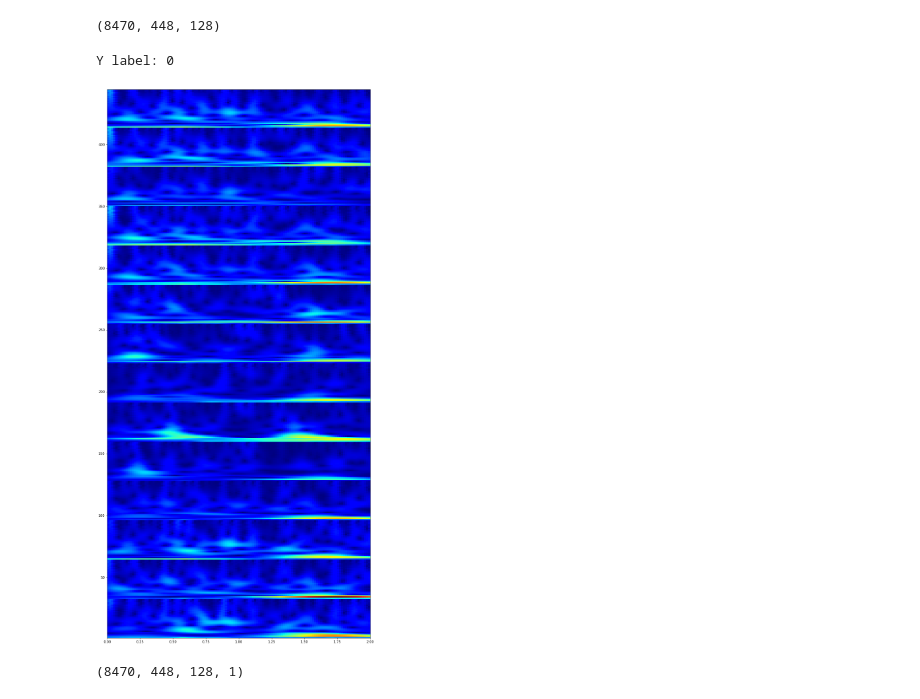
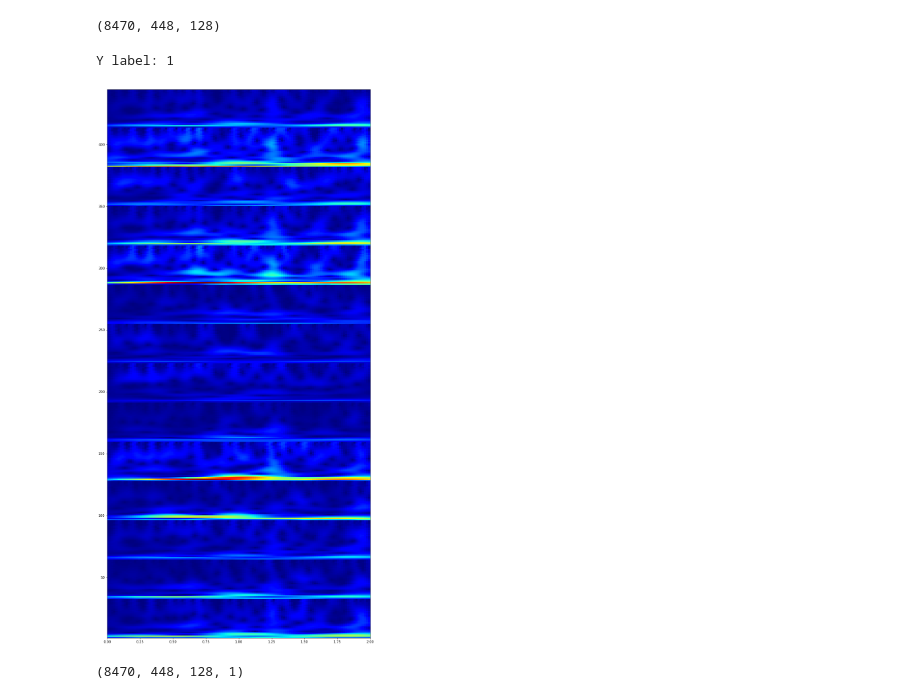
Before and after one commit to Koda98/CSE247-project, a Jupyter notebook: Spec_CNN.ipynb, the cells around one changed output. Drawn from its saved outputs; the diff is of its cells as text; code cells hidden in the pictures.

```diff
--- a/Spec_CNN.ipynb
+++ b/Spec_CNN.ipynb
@@ -75,7 +75,7 @@ def generate_scalogram(data, Hz, hz, num_secs, w = 5.):
             scalogram(data[sample_index][channel_index], 128, 64, 2)
     return scalogram_data
 # %%
-X_scalogram = generate_scalogram(X, 126, 64, 2)
+X_scalogram = generate_scalogram(X, 128, 64, 2)
 # %%
 X_scalogram.shape
 # %% [output]
@@ -101,10 +101,10 @@ def plot_scalograms(data, sample_index, N=128, hz=64, T=2, ts=0, w=4.):
     im = plt.pcolormesh(t, freq, np.abs(data[sample_index]), cmap = 'jet') # 'viridis'
     plt.show()
 # %%
-plot_scalograms(X_scalogram, 1000)
+plot_scalograms(X_scalogram, 7000)
 # %% [output]
-Y label: 0
+Y label: 1
-[figure, old version]
+[figure, new version]
 # %%
 # reshape data
 X_scalogram_shaped = X_scalogram.reshape(X_scalogram.shape[0], X_scalogram.shape[1], X_scalogram.shape[2], 1)
```
Also changed, not shown: parts of 10 cells of this notebook, 1 other file.
